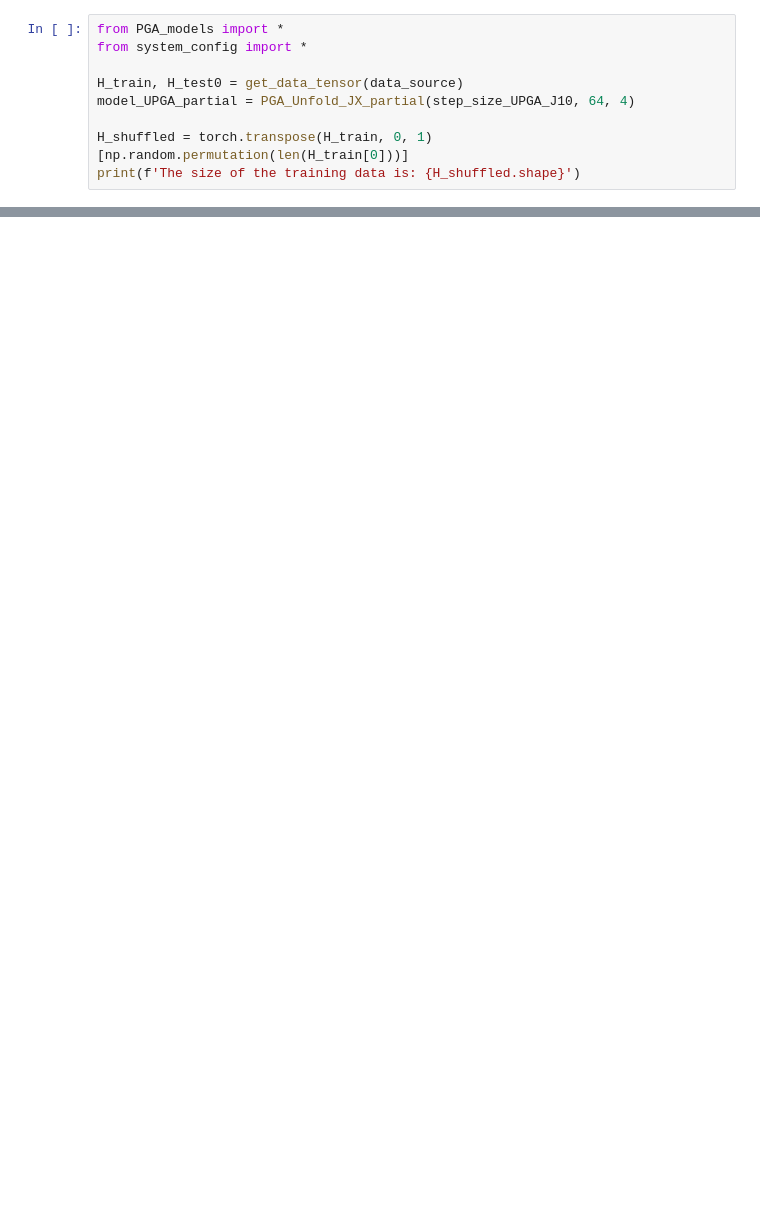
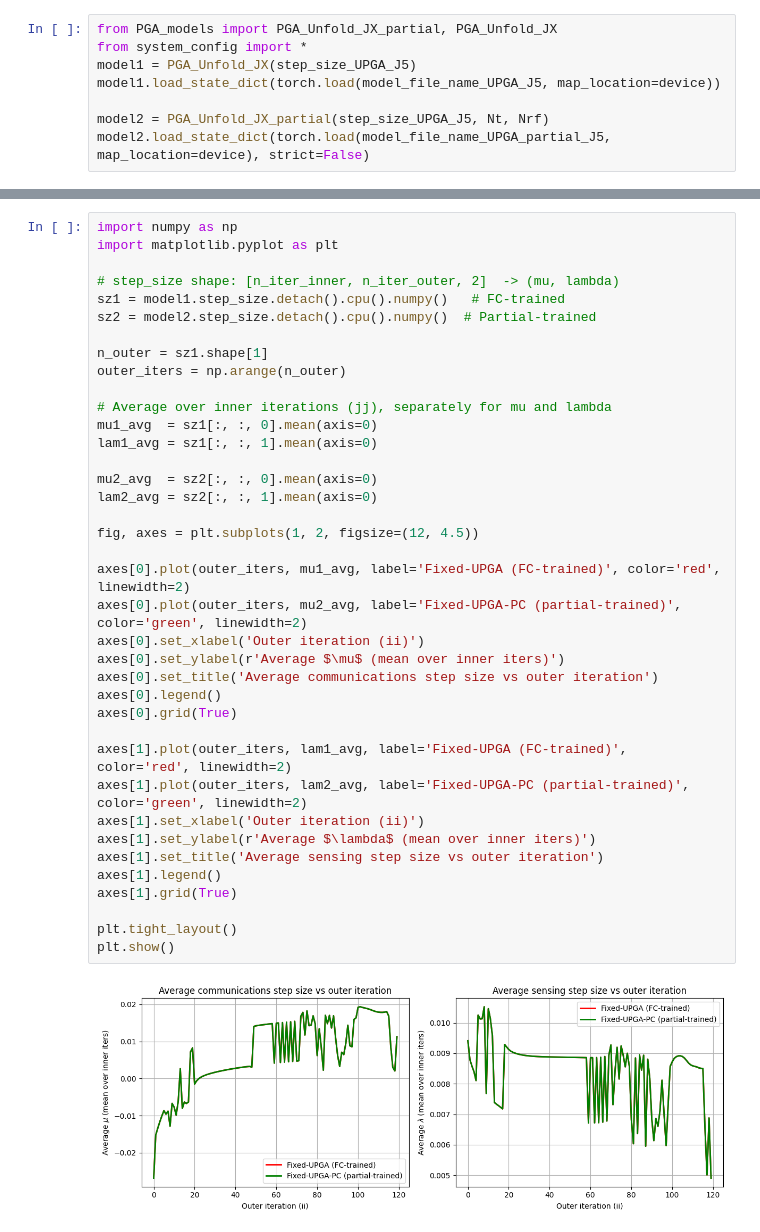
Before and after one commit to SurangaPrasad/hbf_pc_isac, a Jupyter notebook: inspections.ipynb, the cells around one changed output, grey strips where cells are left out. Saved outputs shown, nothing was run; the diff lists cells and outputs as text; blank space fills up the shorter version.

```diff
--- a/inspections.ipynb
+++ b/inspections.ipynb
@@ -1,10 +1,9 @@
 # %%
-from PGA_models import *
+from PGA_models import PGA_Unfold_JX_partial, PGA_Unfold_JX
 from system_config import *
+model1 = PGA_Unfold_JX(step_size_UPGA_J5)
+model1.load_state_dict(torch.load(model_file_name_UPGA_J5, map_location=device))
 
-H_train, H_test0 = get_data_tensor(data_source)
-model_UPGA_partial = PGA_Unfold_JX_partial(step_size_UPGA_J10, 64, 4)
-
-H_shuffled = torch.transpose(H_train, 0, 1)[np.random.permutation(len(H_train[0]))]
-print(f'The size of the training data is: {H_shuffled.shape}')
+model2 = PGA_Unfold_JX_partial(step_size_UPGA_J5, Nt, Nrf)
+model2.load_state_dict(torch.load(model_file_name_UPGA_partial_J5, map_location=device), strict=False)
 # %% [output]
@@ -40,0 +37,40 @@ F: tensor([[[[-0.0481+9.9884e-01j,  0.4404-8.9779e-01j, -0.9872+1.5927e-01j,
+# %%
+import numpy as np
+import matplotlib.pyplot as plt
+
+# step_size shape: [n_iter_inner, n_iter_outer, 2]  -> (mu, lambda)
+sz1 = model1.step_size.detach().cpu().numpy()   # FC-trained
+sz2 = model2.step_size.detach().cpu().numpy()  # Partial-trained
+
+n_outer = sz1.shape[1]
+outer_iters = np.arange(n_outer)
+
+# Average over inner iterations (jj), separately for mu and lambda
+mu1_avg  = sz1[:, :, 0].mean(axis=0)
+lam1_avg = sz1[:, :, 1].mean(axis=0)
+
+mu2_avg  = sz2[:, :, 0].mean(axis=0)
+lam2_avg = sz2[:, :, 1].mean(axis=0)
+
+fig, axes = plt.subplots(1, 2, figsize=(12, 4.5))
+
+axes[0].plot(outer_iters, mu1_avg, label='Fixed-UPGA (FC-trained)', color='red', linewidth=2)
+axes[0].plot(outer_iters, mu2_avg, label='Fixed-UPGA-PC (partial-trained)', color='green', linewidth=2)
+axes[0].set_xlabel('Outer iteration (ii)')
+axes[0].set_ylabel(r'Average $\mu$ (mean over inner iters)')
+axes[0].set_title('Average communications step size vs outer iteration')
+axes[0].legend()
+axes[0].grid(True)
+
+axes[1].plot(outer_iters, lam1_avg, label='Fixed-UPGA (FC-trained)', color='red', linewidth=2)
+axes[1].plot(outer_iters, lam2_avg, label='Fixed-UPGA-PC (partial-trained)', color='green', linewidth=2)
+axes[1].set_xlabel('Outer iteration (ii)')
+axes[1].set_ylabel(r'Average $\lambda$ (mean over inner iters)')
+axes[1].set_title('Average sensing step size vs outer iteration')
+axes[1].legend()
+axes[1].grid(True)
+
+plt.tight_layout()
+plt.show()
+# %% [output]
+[figure, added]
```
Also changed, not shown: parts of 8 cells of this notebook, 3 other files.
